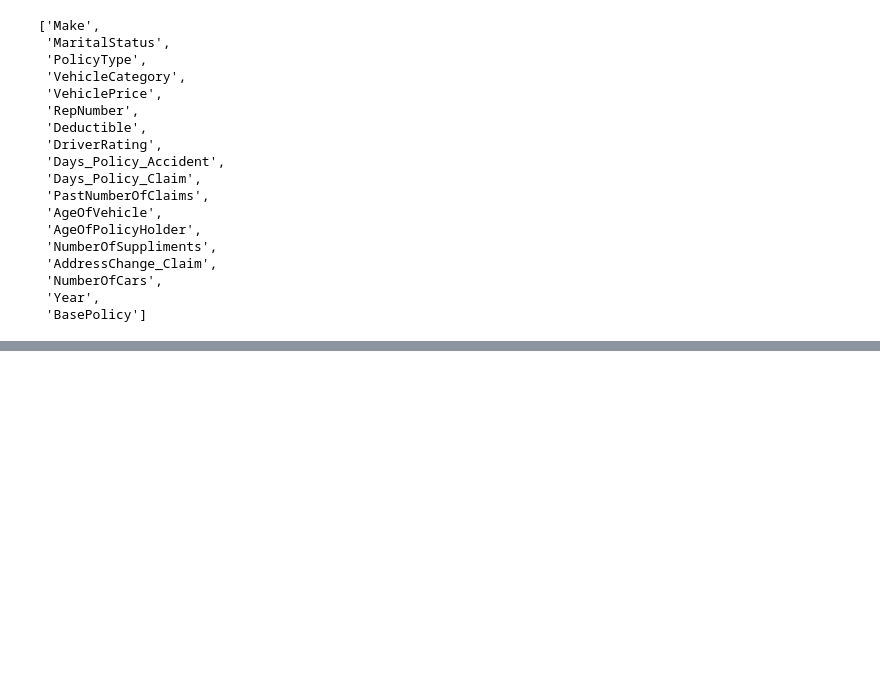
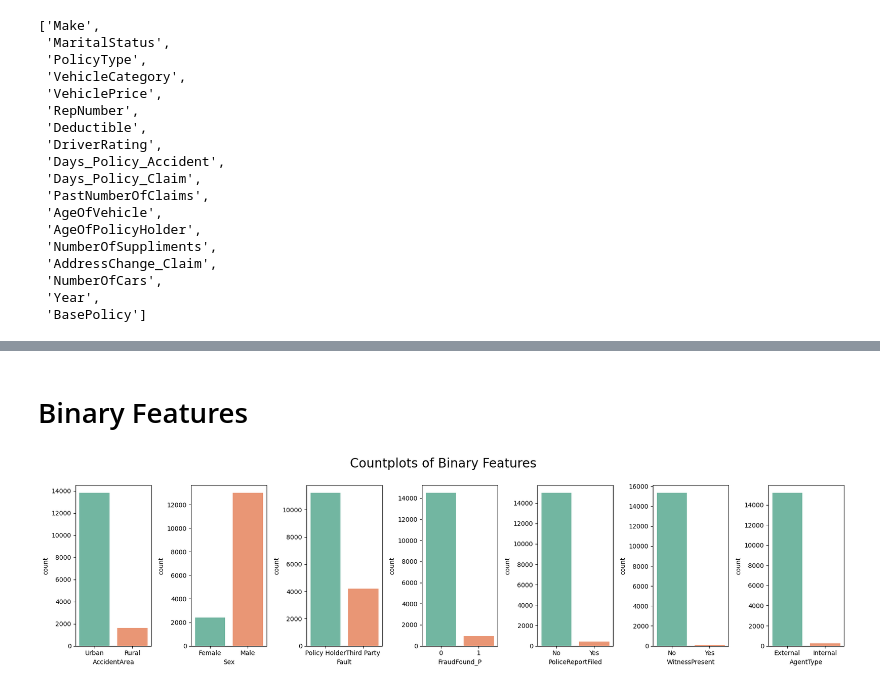
Before and after one commit to irungus/Applied-Machine-Learning, a Jupyter notebook: POA CAT 1.ipynb, the cells around one changed output, grey strips where cells are left out. Drawn from its saved outputs; the diff is of its cells as text; code cells hidden in the pictures; blank space fills up the shorter version.

```diff
--- a/POA CAT 1.ipynb
+++ b/POA CAT 1.ipynb
@@ -438,0 +461,17 @@ The dataset is highly imbalanced
+# %% [markdown]
+# Binary Features
+# %%
+# Create a For loop to visualise countplots for all binary features
+n=len(binary)
+fig,ax = plt.subplots(1 ,n, figsize=(18, 5))
+
+for i in range(n):
+    plt.sca(ax[i])  #Set the current Axes to ax and the current Figure to the parent of ax
+    col = binary[i]
+    sns.countplot(x=col, data=data, palette = 'Set2')
+
+    fig.suptitle ('Countplots of Binary Features', fontsize = 20)
+
+    plt.tight_layout(rect=[0, 0.03, 1, 0.98])
+# %% [output]
+[figure, added]
```
Also changed, not shown: parts of 7 cells of this notebook.
